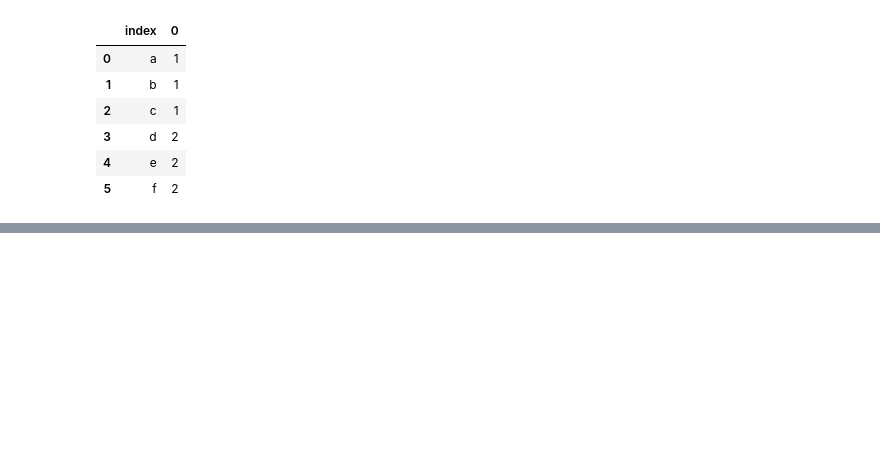
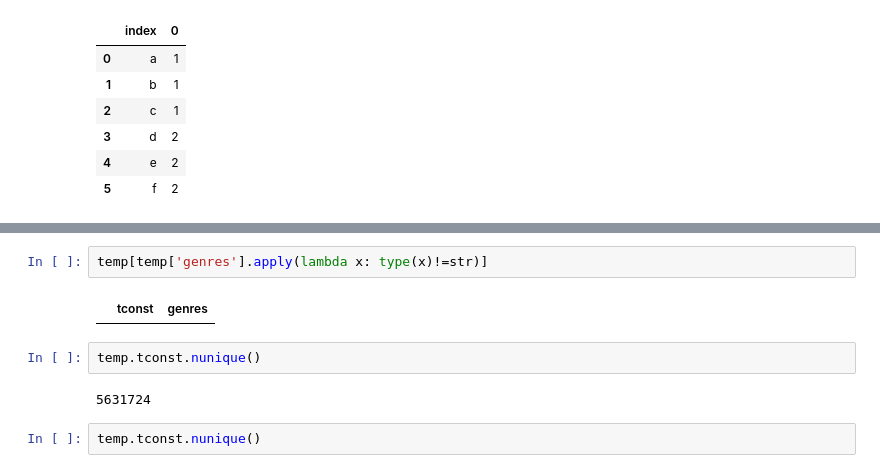
Before and after one commit to ketankokane94/CSCI_620_Data_Management_Project, a Jupyter notebook: dataAnalysisNotebook.ipynb, the cells around one changed output, grey strips where cells are left out. Drawn from its saved outputs; the diff is of its cells as text; blank space fills up the shorter version.

```diff
--- a/dataAnalysisNotebook.ipynb
+++ b/dataAnalysisNotebook.ipynb
@@ -542,0 +549,10 @@ pd.concat([pd.Series(row['var2'], row['var1'].split(','))
+# %%
+temp[temp['genres'].apply(lambda x: type(x)!=str)]
+# %% [output]
+|  | tconst | genres |
+# %%
+temp.tconst.nunique()
+# %% [output]
+5631724
+# %%
+temp.tconst.nunique()
```
Also changed, not shown: parts of 8 cells of this notebook, 1 other file.
